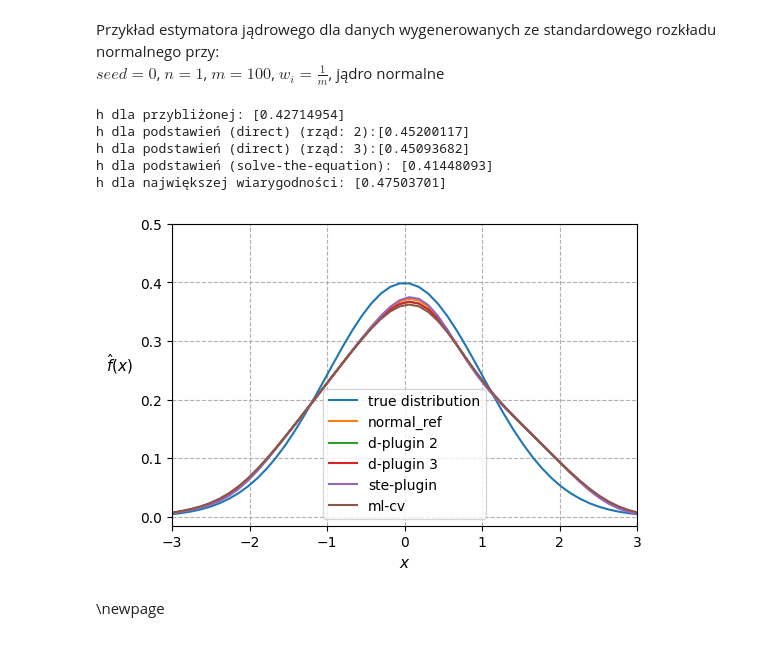
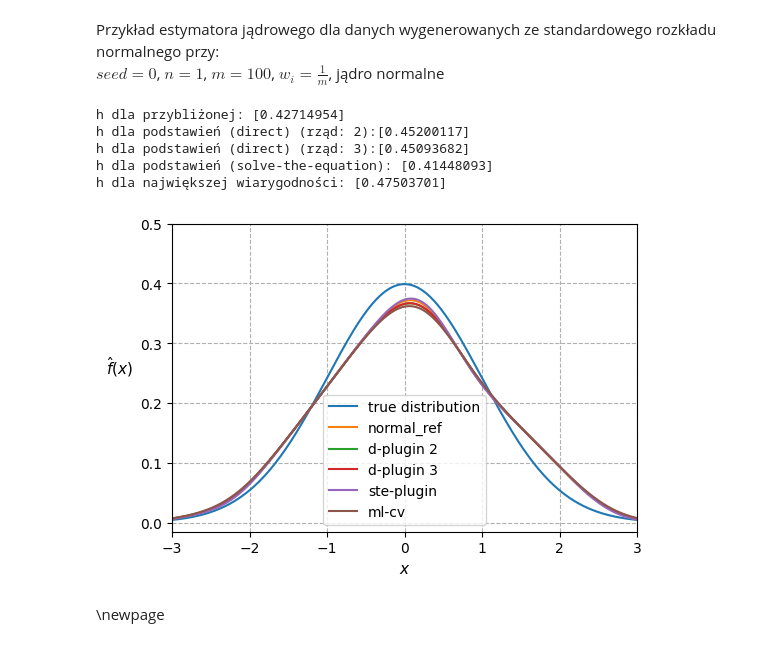
Before and after one commit to krystianfranus/kde-learn, a Jupyter notebook: notebooks/PhD_notes.ipynb, the cells around one changed output. Saved outputs shown, nothing was run; the diff lists cells and outputs as text; code cells hidden in the pictures.

```diff
--- a/notebooks/PhD_notes.ipynb
+++ b/notebooks/PhD_notes.ipynb
@@ -201,49 +200,49 @@ np.random.seed(0)
 m_train = 100
 n = 1
 x_train = np.random.normal(0, 1, size=(m_train, n))
-x_test = np.linspace(-3, 3)[:, None]
+x_grid = np.linspace(-3, 3, 1000)[:, None]
 
 
 plt.figure(figsize=(6, 4), dpi=100)
 
-true_dist = norm.pdf(x_test)
-plt.plot(x_test, true_dist, label="true distribution")
+true_dist = norm.pdf(x_grid)
+plt.plot(x_grid, true_dist, label="true distribution")
 
 kde = KDE().fit(x_train, bandwidth_method="normal_reference")
-scores = kde.pdf(x_test)
-plt.plot(x_test, scores, label="normal_ref")
+scores = kde.pdf(x_grid)
+plt.plot(x_grid, scores, label="normal_ref")
 print(f"h dla przybliżonej: {kde.bandwidth}")
 
 for i in range(2, 4):
     kde = KDE().fit(x_train, bandwidth_method="direct_plugin", stage=i)
-    scores = kde.pdf(x_test)
-    plt.plot(x_test, scores, label=f"d-plugin {i}")
+    scores = kde.pdf(x_grid)
+    plt.plot(x_grid, scores, label=f"d-plugin {i}")
     print(f"h dla podstawień (direct) (rząd: {i}):{kde.bandwidth}")
 
 kde = KDE().fit(x_train, bandwidth_method="ste_plugin")
-scores = kde.pdf(x_test)
-plt.plot(x_test, scores, label="ste-plugin")
+scores = kde.pdf(x_grid)
+plt.plot(x_grid, scores, label="ste-plugin")
 print(f"h dla podstawień (solve-the-equation): {kde.bandwidth}")
 
 kde = KDE().fit(x_train, bandwidth_method="ml_cv")
-scores = kde.pdf(x_test)
-plt.plot(x_test, scores, label="ml-cv")
+scores = kde.pdf(x_grid)
+plt.plot(x_grid, scores, label="ml-cv")
 print(f"h dla największej wiarygodności: {kde.bandwidth}")
 
-plt.legend()
+plt.legend(fontsize=10)
 plt.xlim(-3, 3)
 plt.ylim(top=0.5)
 plt.xlabel("$x$", fontsize=11)
 plt.ylabel("$\hat{f}(x)$", rotation=0, labelpad=15, fontsize=11)
 plt.grid(linestyle="--")
 plt.show()
 # %% [output]
 h dla przybliżonej: [0.42714954]
 h dla podstawień (direct) (rząd: 2):[0.45200117]
 h dla podstawień (direct) (rząd: 3):[0.45093682]
 h dla podstawień (solve-the-equation): [0.41448093]
 h dla największej wiarygodności: [0.47503701]
-[figure, old version]
+[figure, new version]
 # %% [markdown]
 \newpage
 # %% [markdown]
```
Also changed, not shown: parts of 26 cells of this notebook, 9 other files.
